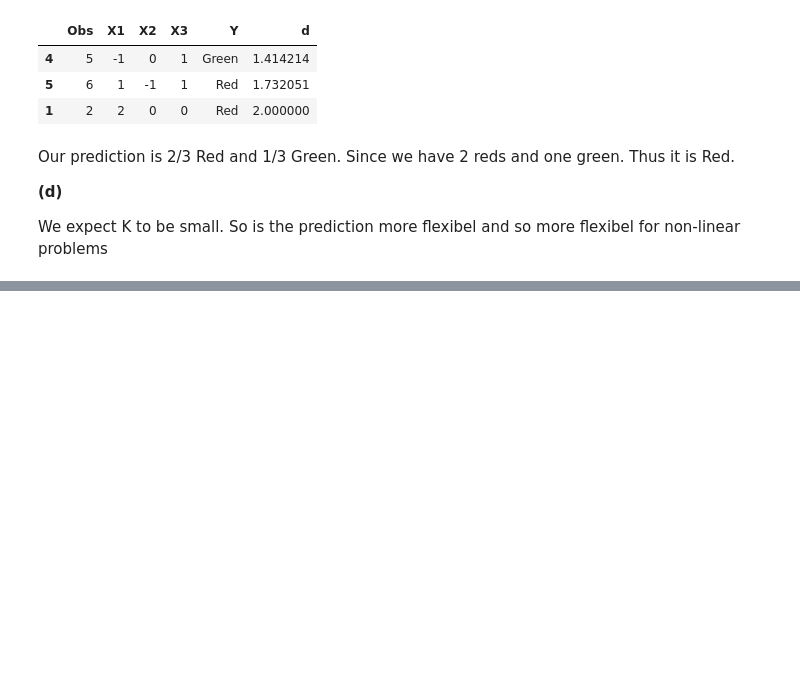
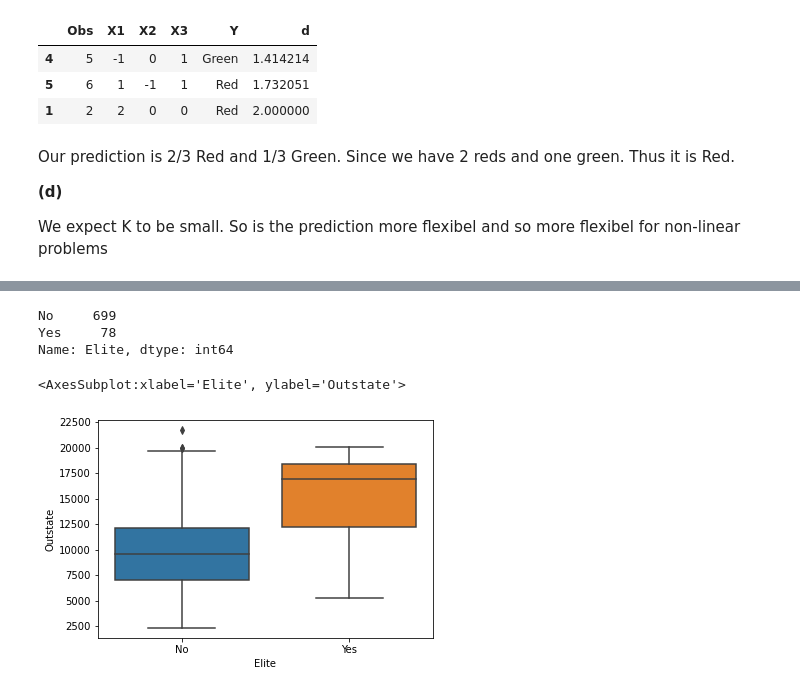
Before and after one commit to skacem/An-Introduction-to-Statistical-Learning, a Jupyter notebook: Chapter_1_and_2/Exercies.ipynb, the cells around one changed output, grey strips where cells are left out. Drawn from its saved outputs; the diff is of its cells as text; code cells hidden in the pictures; blank space fills up the shorter version.

```diff
--- a/Chapter_1_and_2/Exercies.ipynb
+++ b/Chapter_1_and_2/Exercies.ipynb
@@ -141,0 +221,13 @@ We expect K to be small. So is the prediction more flexibel and so more flexibel
+# %%
+# Next line produces No/Yes categories based on a boolean(0/1) and saves it as a Df column
+college['Elite'] = pd.Categorical(np.where(college['Top10perc'] > 50, 'Yes', 'No'))
+print(college['Elite'].value_counts())
+# %% [output]
+No     699
+Yes     78
+Name: Elite, dtype: int64
+# %%
+sns.boxplot(data=college, x='Elite', y='Outstate')
+# %% [output]
+<AxesSubplot:xlabel='Elite', ylabel='Outstate'>
+[figure, added]
```
Also changed, not shown: parts of 33 cells of this notebook.
